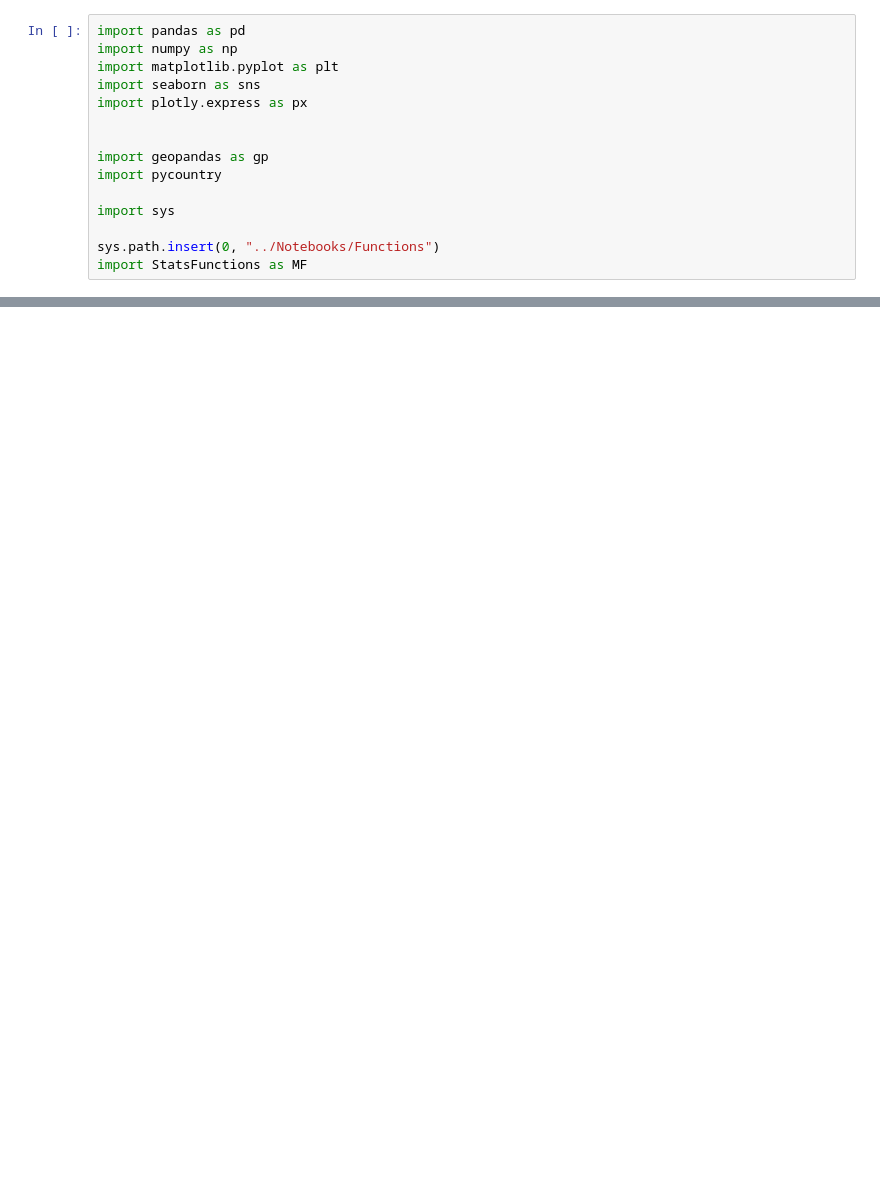
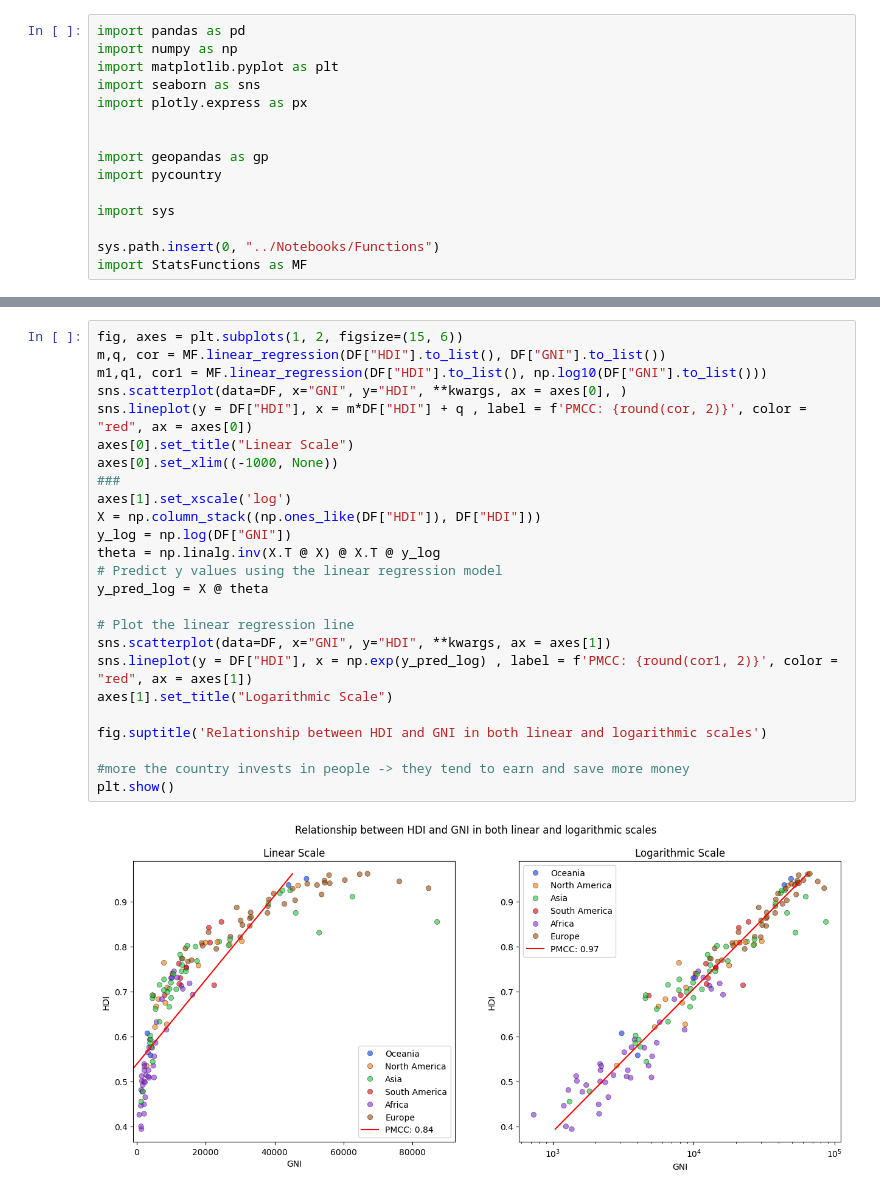
Before and after one commit to Mamin-gamer/ProfessionalSoftwareModule, a Jupyter notebook: FinalProject/Notebooks/getData.ipynb, the cells around one changed output, grey strips where cells are left out. Cells and saved outputs as stored; diff of their text form; blank space fills up the shorter version.

```diff
--- a/FinalProject/Notebooks/getData.ipynb
+++ b/FinalProject/Notebooks/getData.ipynb
@@ -37,0 +173,27 @@ DF.rename(
+# %%
+fig, axes = plt.subplots(1, 2, figsize=(15, 6))
+m,q, cor = MF.linear_regression(DF["HDI"].to_list(), DF["GNI"].to_list())
+m1,q1, cor1 = MF.linear_regression(DF["HDI"].to_list(), np.log10(DF["GNI"].to_list()))
+sns.scatterplot(data=DF, x="GNI", y="HDI", **kwargs, ax = axes[0], )
+sns.lineplot(y = DF["HDI"], x = m*DF["HDI"] + q , label = f'PMCC: {round(cor, 2)}', color = "red", ax = axes[0])
+axes[0].set_title("Linear Scale")
+axes[0].set_xlim((-1000, None))
+###
+axes[1].set_xscale('log')
+X = np.column_stack((np.ones_like(DF["HDI"]), DF["HDI"]))
+y_log = np.log(DF["GNI"])
+theta = np.linalg.inv(X.T @ X) @ X.T @ y_log
+# Predict y values using the linear regression model
+y_pred_log = X @ theta
+
+# Plot the linear regression line
+sns.scatterplot(data=DF, x="GNI", y="HDI", **kwargs, ax = axes[1])
+sns.lineplot(y = DF["HDI"], x = np.exp(y_pred_log) , label = f'PMCC: {round(cor1, 2)}', color = "red", ax = axes[1])
+axes[1].set_title("Logarithmic Scale")
+
+fig.suptitle('Relationship between HDI and GNI in both linear and logarithmic scales')
+
+#more the country invests in people -> they tend to earn and save more money
+plt.show()
+# %% [output]
+[figure, added]
```
Also changed, not shown: parts of 34 cells of this notebook, 1 other file.
